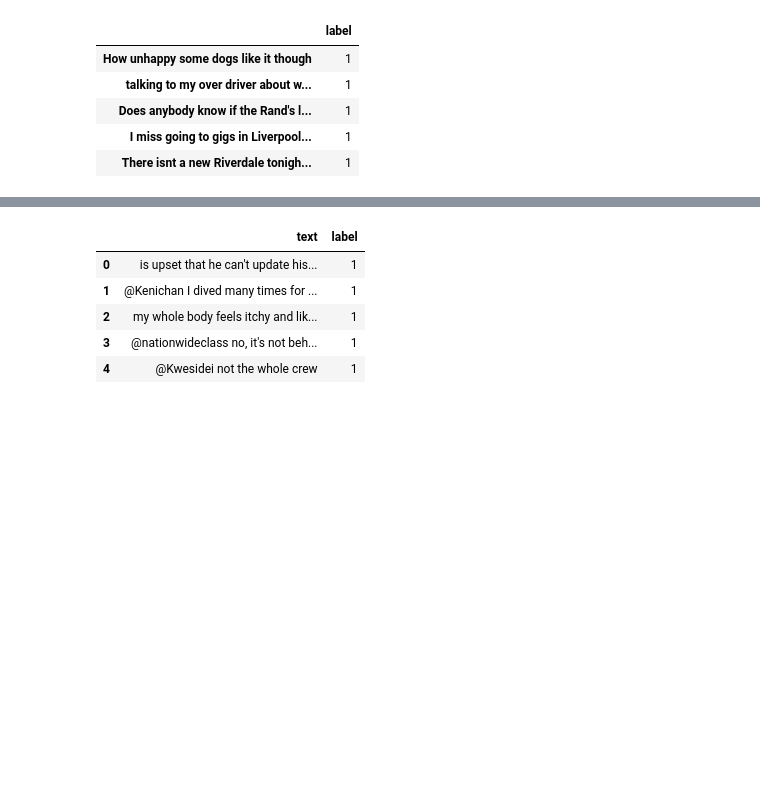
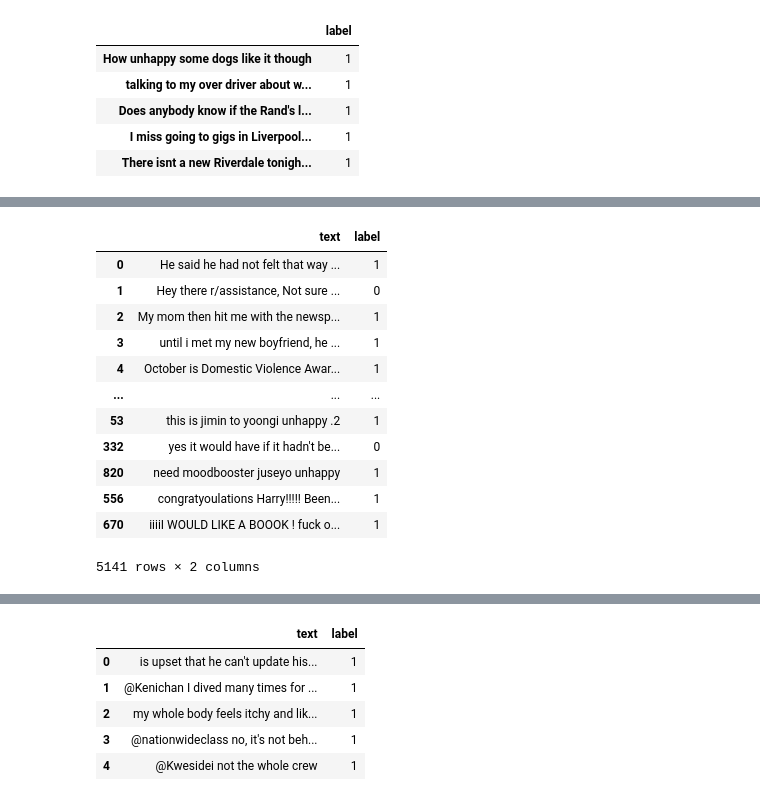
Before and after one commit to Sourabh044/StressDetectionUsingText, a Jupyter notebook: From_Scratch.ipynb, the cells around one changed output, grey strips where cells are left out. Cells and saved outputs as stored; diff of their text form; code cells hidden in the pictures; blank space fills up the shorter version.

```diff
--- a/From_Scratch.ipynb
+++ b/From_Scratch.ipynb
@@ -75,0 +114,19 @@ df.to_csv('preprocessedNP.csv')
+# %%
+frames = [data,df]
+result = pd.concat(frames)
+# %%
+result
+# %% [output]
+|  | text | label |
+| 0 | He said he had not felt that way ... | 1 |
+| 1 | Hey there r/assistance, Not sure ... | 0 |
+| 2 | My mom then hit me with the newsp... | 1 |
+| 3 | until i met my new boyfriend, he ... | 1 |
+| 4 | October is Domestic Violence Awar... | 1 |
+| ... | ... | ... |
+| 53 | this is jimin to yoongi unhappy .2 | 1 |
+| 332 | yes it would have if it hadn't be... | 0 |
+| 820 | need moodbooster juseyo unhappy | 1 |
+| 556 | congratyoulations Harry!!!!! Been... | 1 |
+| 670 | iiiiI WOULD LIKE A BOOOK ! fuck o... | 1 |
+5141 rows × 2 columns
```
Also changed, not shown: parts of 18 cells of this notebook, 4 other files.
